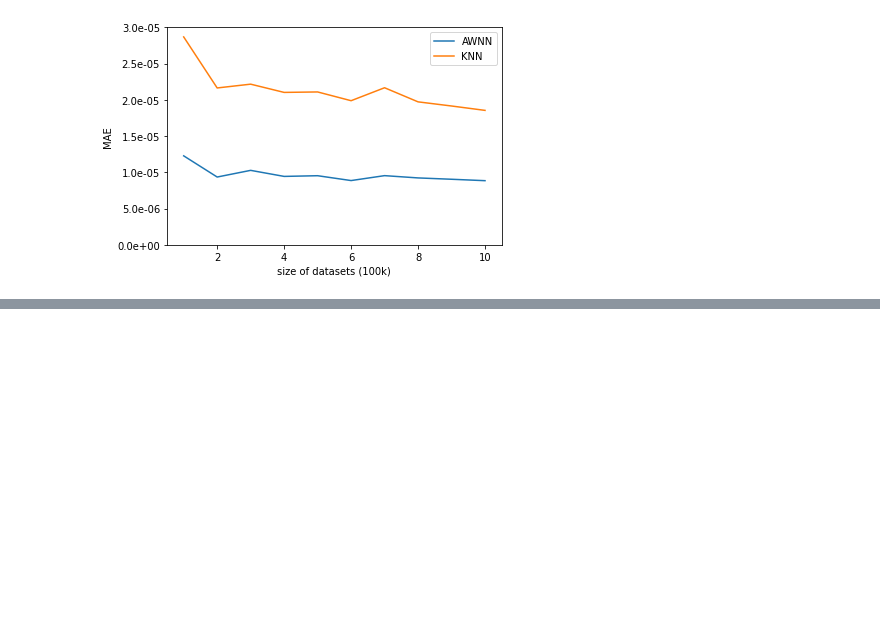
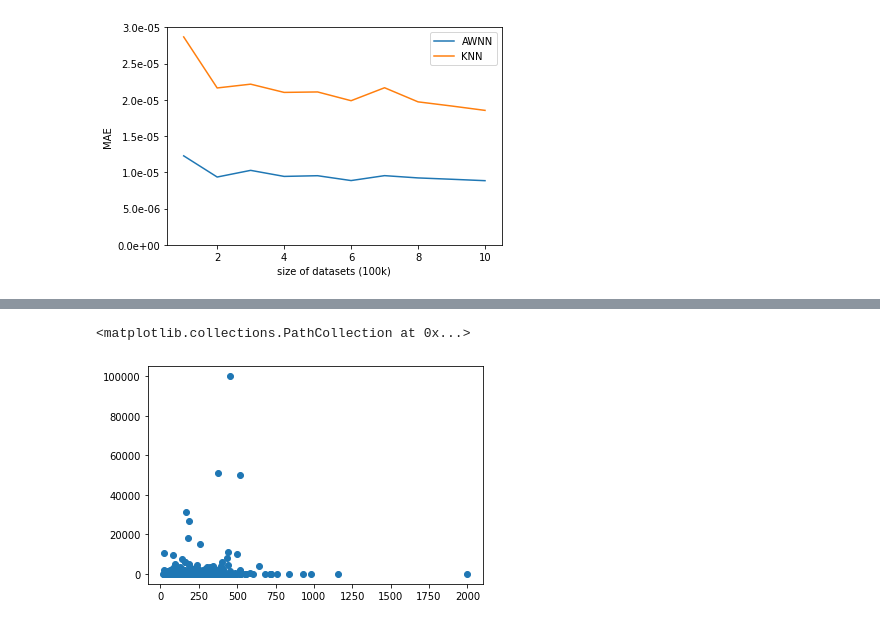
Before and after one commit to Karlmyh/NNDAD, a Jupyter notebook: Plot.ipynb, the cells around one changed output, grey strips where cells are left out. Cells and saved outputs as stored; diff of their text form; code cells hidden in the pictures; blank space fills up the shorter version.

```diff
--- a/Plot.ipynb
+++ b/Plot.ipynb
@@ -2069,0 +2104,11 @@ Text(0, 0.5, 'MAE')
+# %%
+data = pd.read_csv("./dataset/density_dataset/australian.csv")
+data=np.array(data)
+
+#data[:,-2]
+data=data[data[:,-2]!=0,:]
+# %%
+plt.scatter(data[:,13],data[:,14])
+# %% [output]
+<matplotlib.collections.PathCollection at 0x...>
+[figure, added]
```
Also changed, not shown: parts of 3 cells of this notebook, 4 other files.
